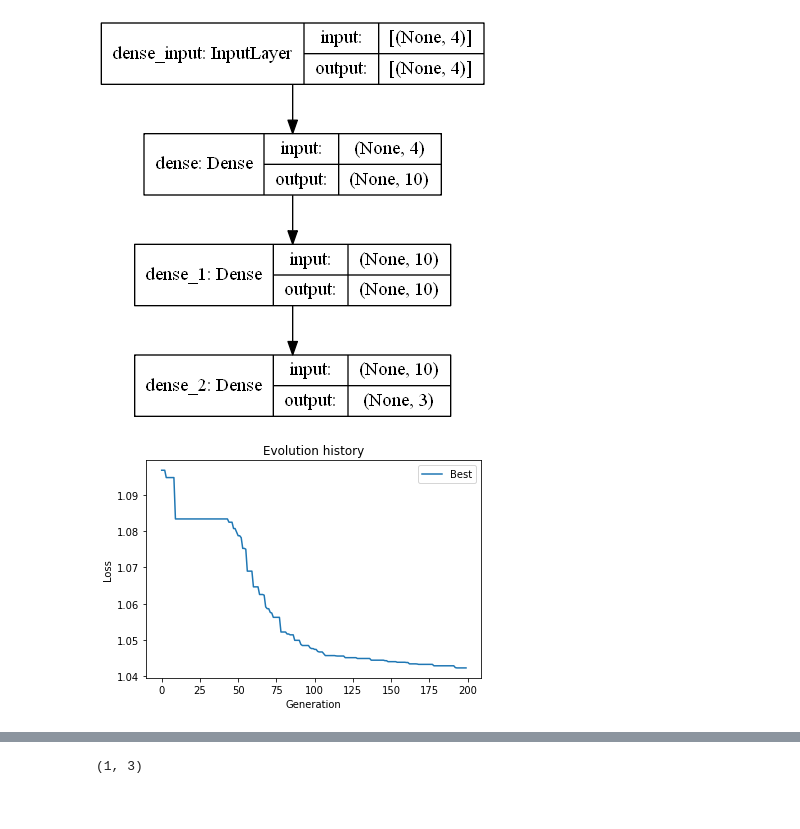
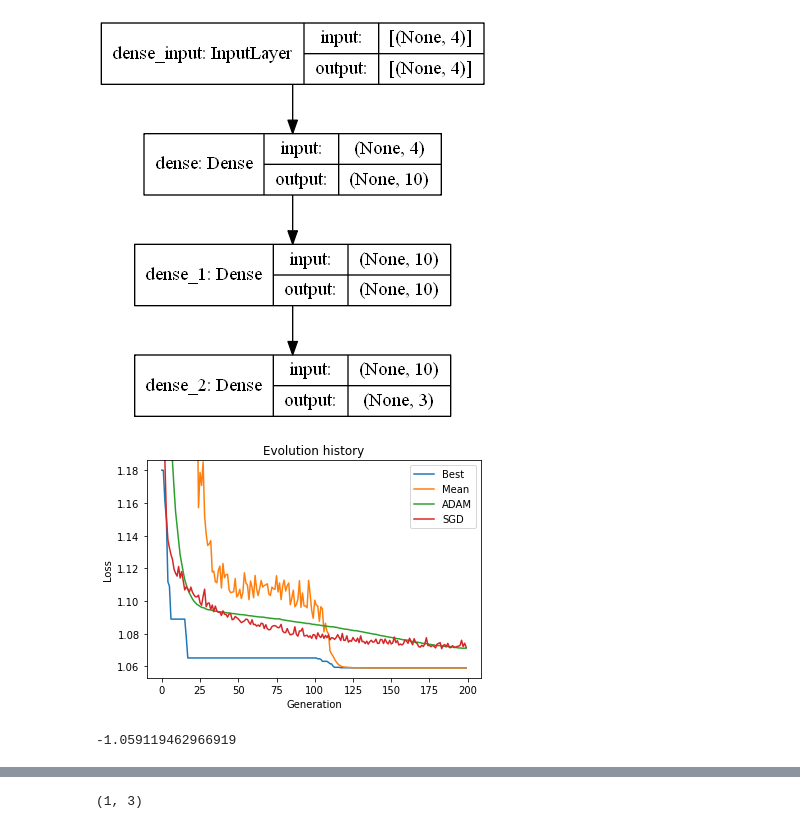
Before and after one commit to EltonCN/evolvepy, a Jupyter notebook: devel/keras_tests.ipynb, the cells around one changed output, grey strips where cells are left out. Saved outputs shown, nothing was run; the diff lists cells and outputs as text; code cells hidden in the pictures.

Commit message:
Melhorado a performance da integração com Keras

```diff
--- a/devel/keras_tests.ipynb
+++ b/devel/keras_tests.ipynb
@@ -6,6 +6,9 @@ import numpy as np
 model = keras.Sequential([keras.layers.Dense(10, activation="relu", input_shape=(4,)),
                             keras.layers.Dense(10, activation="relu"),
                             keras.layers.Dense(3)])
+# %%
+model.compile(optimizer="sgd", loss=keras.losses.SparseCategoricalCrossentropy(from_logits=True))
+keras_hist2 = model.fit(x, y, epochs=200, verbose=0)
 # %%
 keras.utils.plot_model(model, show_shapes=True)
 # %% [output]
@@ -49,15 +52,15 @@ evaluator = TFKerasEvaluator(model, fitness_function)
 import evolvepy as ep
 
 first = ep.generator.Layer()
-mutation = ep.generator.mutation.NumericMutationLayer(ep.generator.mutation.sum_mutation, 1.0, 0.0, (-0.1, 0.1))
 combine = ep.generator.CombineLayer(ep.generator.selection.tournament, ep.generator.crossover.one_point)
-filter0 = ep.generator.FilterFirsts(95)
+mutation = ep.generator.mutation.NumericMutationLayer(ep.generator.mutation.sum_mutation, 1.0, 0.5, (-0.5, 0.5))
+filter0 = ep.generator.FilterFirsts(143)
 sort = ep.generator.Sort()
-filter1 = ep.generator.FilterFirsts(5)
+filter1 = ep.generator.FilterFirsts(7)
 concat = ep.generator.Concatenate()
 
-first.next = mutation
-mutation.next = combine
+first.next = combine
+combine.next = mutation
 combine.next = filter0
 filter0.next = concat
 
@@ -68,18 +71,26 @@ filter1.next = concat
 generator = ep.generator.Generator(first_layer=first, last_layer=concat, descriptor=evaluator.descriptor)
 # %%
 mem_log = ep.callbacks.MemoryStoreLogger()
+dyn_mut = ep.callbacks.DynamicMutation([mutation.name], patience=2, refinement_steps=20, refinement_patience=2, exploration_steps=10, exploration_patience=2, refinement_divider=3)
 
-evolver = ep.Evolver(generator, evaluator, 100, mem_log)
+evolver = ep.Evolver(generator, evaluator, 150, [mem_log, dyn_mut])
 # %%
 hist, last_pop = evolver.evolve(200)
 # %%
 import matplotlib.pyplot as plt
 
 plt.plot(-hist.max(axis=1))
+plt.ylim(plt.ylim()[0] , plt.ylim()[1])
+
+plt.plot(-hist.mean(axis=1))
+plt.plot(keras_hist.history["loss"])
+plt.plot(keras_hist2.history["loss"])
+
 plt.xlabel("Generation")
 plt.ylabel("Loss")
 plt.title("Evolution history")
-plt.legend(["Best"])
+plt.legend(["Best", "Mean", "ADAM", "SGD"])
+
 plt.show()
 # %% [output]
-[figure, old version]
+[figure, new version]
@@ -87,0 +97,4 @@ ep.integrations.tf_keras.tf_keras.transfer_weights(last_pop[np.argmax(hist[-1])]
+# %%
+np.max(hist)
+# %% [output]
+-1.059119462966919
```
Also changed, not shown: parts of 11 cells of this notebook, 1 other file.
